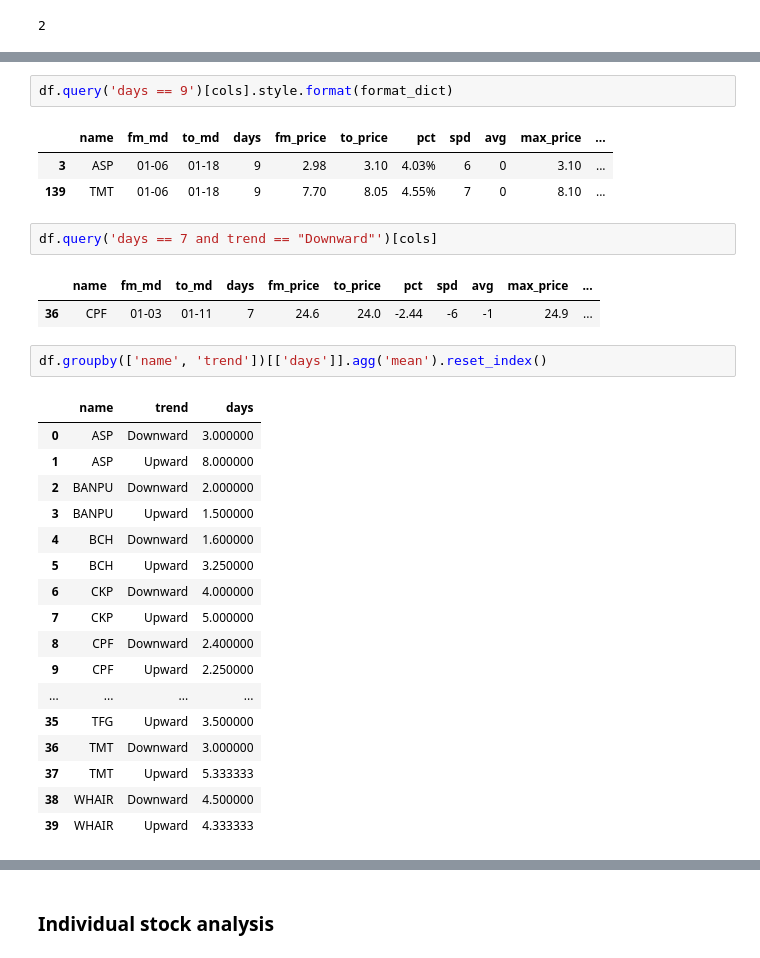
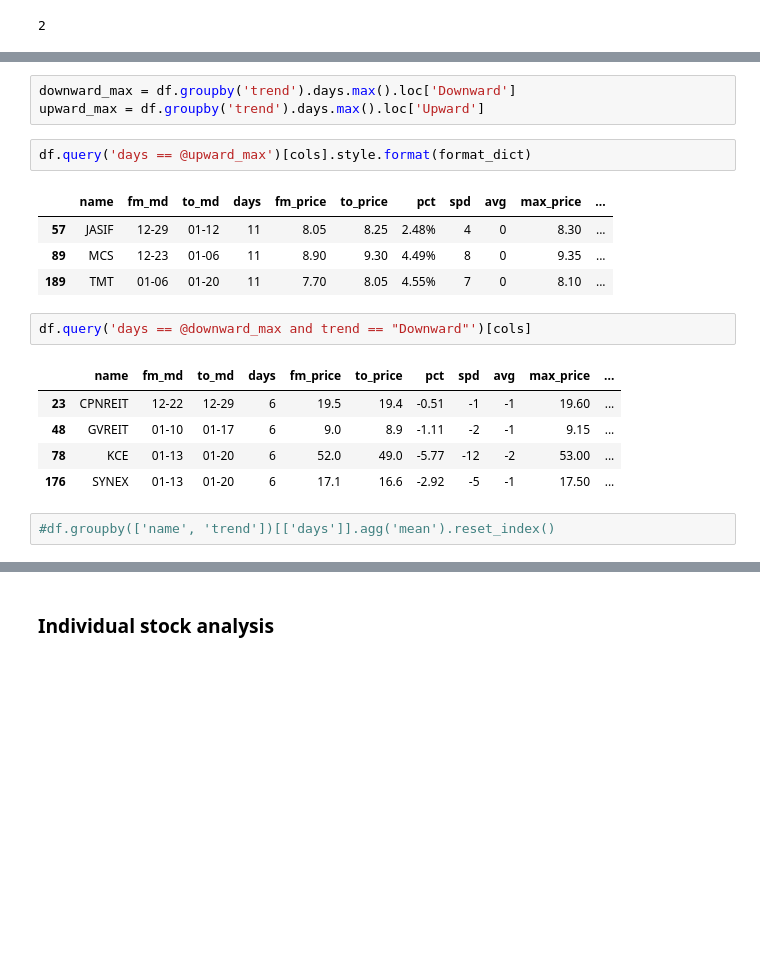
Before and after one commit to santimcs/A7, a Jupyter notebook: Daily/240 - Summary Sales Analysis.ipynb, the cells around one changed output, grey strips where cells are left out. Saved outputs shown, nothing was run; the diff lists cells and outputs as text; blank space fills up the shorter version.

```diff
--- a/Daily/240 - Summary Sales Analysis.ipynb
+++ b/Daily/240 - Summary Sales Analysis.ipynb
@@ -254,35 +271,24 @@ Upward      9
 Name: days, dtype: int64
+# %%
+downward_max = df.groupby('trend').days.max().loc['Downward']
+upward_max = df.groupby('trend').days.max().loc['Upward']
 # %%
-df.query('days == 9')[cols].style.format(format_dict)
+df.query('days == @upward_max')[cols].style.format(format_dict)
 # %% [output]
 |  | name | fm_md | to_md | days | fm_price | to_price | pct | spd | avg | max_price | ... |
-| 3 | ASP | 01-06 | 01-18 | 9 | 2.98 | 3.10 | 4.03% | 6 | 0 | 3.10 | ... |
-| 139 | TMT | 01-06 | 01-18 | 9 | 7.70 | 8.05 | 4.55% | 7 | 0 | 8.10 | ... |
+| 57 | JASIF | 12-29 | 01-12 | 11 | 8.05 | 8.25 | 2.48% | 4 | 0 | 8.30 | ... |
+| 89 | MCS | 12-23 | 01-06 | 11 | 8.90 | 9.30 | 4.49% | 8 | 0 | 9.35 | ... |
+| 189 | TMT | 01-06 | 01-20 | 11 | 7.70 | 8.05 | 4.55% | 7 | 0 | 8.10 | ... |
 # %%
-df.query('days == 7 and trend == "Downward"')[cols]
+df.query('days == @downward_max and trend == "Downward"')[cols]
 # %% [output]
 |  | name | fm_md | to_md | days | fm_price | to_price | pct | spd | avg | max_price | ... |
-| 36 | CPF | 01-03 | 01-11 | 7 | 24.6 | 24.0 | -2.44 | -6 | -1 | 24.9 | ... |
+| 23 | CPNREIT | 12-22 | 12-29 | 6 | 19.5 | 19.4 | -0.51 | -1 | -1 | 19.60 | ... |
+| 48 | GVREIT | 01-10 | 01-17 | 6 | 9.0 | 8.9 | -1.11 | -2 | -1 | 9.15 | ... |
+| 78 | KCE | 01-13 | 01-20 | 6 | 52.0 | 49.0 | -5.77 | -12 | -2 | 53.00 | ... |
+| 176 | SYNEX | 01-13 | 01-20 | 6 | 17.1 | 16.6 | -2.92 | -5 | -1 | 17.50 | ... |
 # %%
-df.groupby(['name', 'trend'])[['days']].agg('mean').reset_index()
+#df.groupby(['name', 'trend'])[['days']].agg('mean').reset_index()
-# %% [output]
-|  | name | trend | days |
-| 0 | ASP | Downward | 3.000000 |
-| 1 | ASP | Upward | 8.000000 |
-| 2 | BANPU | Downward | 2.000000 |
-| 3 | BANPU | Upward | 1.500000 |
-| 4 | BCH | Downward | 1.600000 |
-| 5 | BCH | Upward | 3.250000 |
-| 6 | CKP | Downward | 4.000000 |
-| 7 | CKP | Upward | 5.000000 |
-| 8 | CPF | Downward | 2.400000 |
-| 9 | CPF | Upward | 2.250000 |
-| ... | ... | ... | ... |
-| 35 | TFG | Upward | 3.500000 |
-| 36 | TMT | Downward | 3.000000 |
-| 37 | TMT | Upward | 5.333333 |
-| 38 | WHAIR | Downward | 4.500000 |
-| 39 | WHAIR | Upward | 4.333333 |
 # %%
 # there is a function called .agg() and it allows us to specify multiple aggregation functions at once
 df.groupby('trend').days.agg(['max', 'count', 'median', 'mean'])
```
Also changed, not shown: parts of 27 cells of this notebook, 52 other files.
